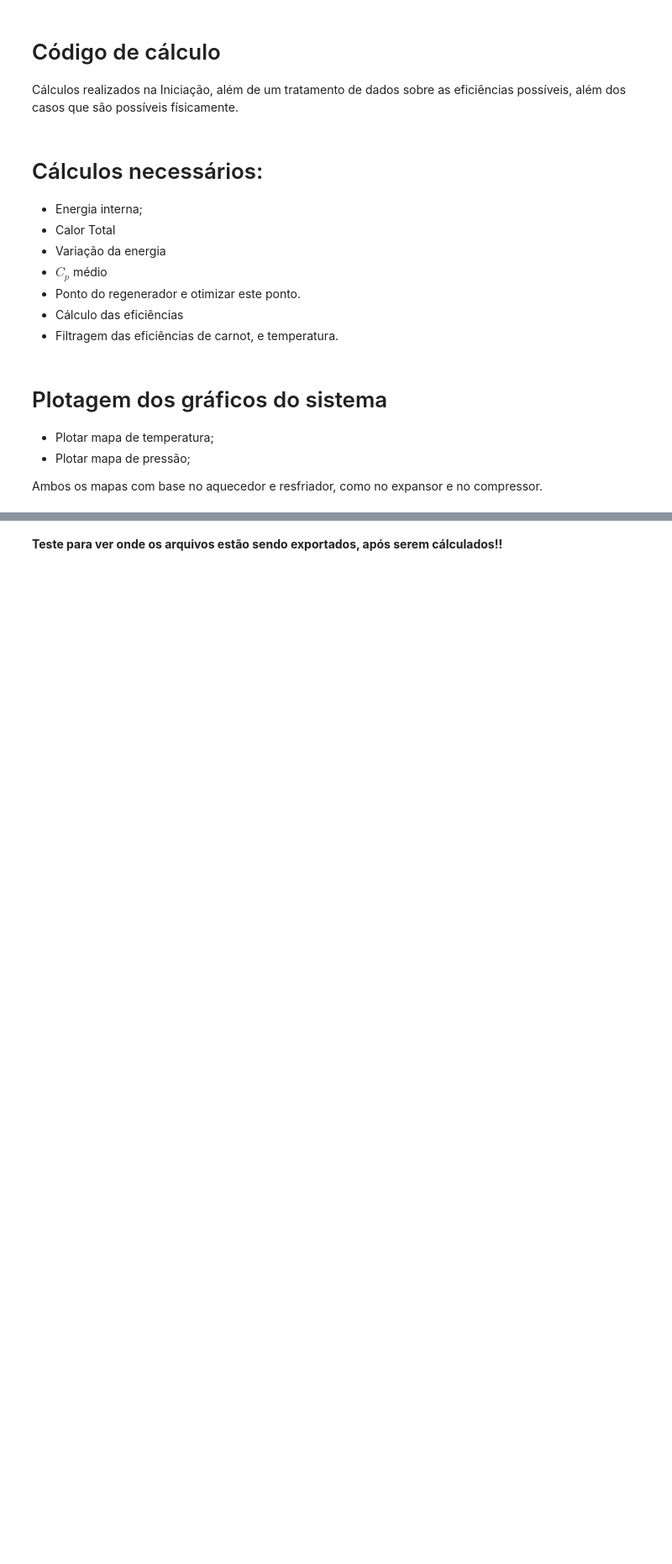
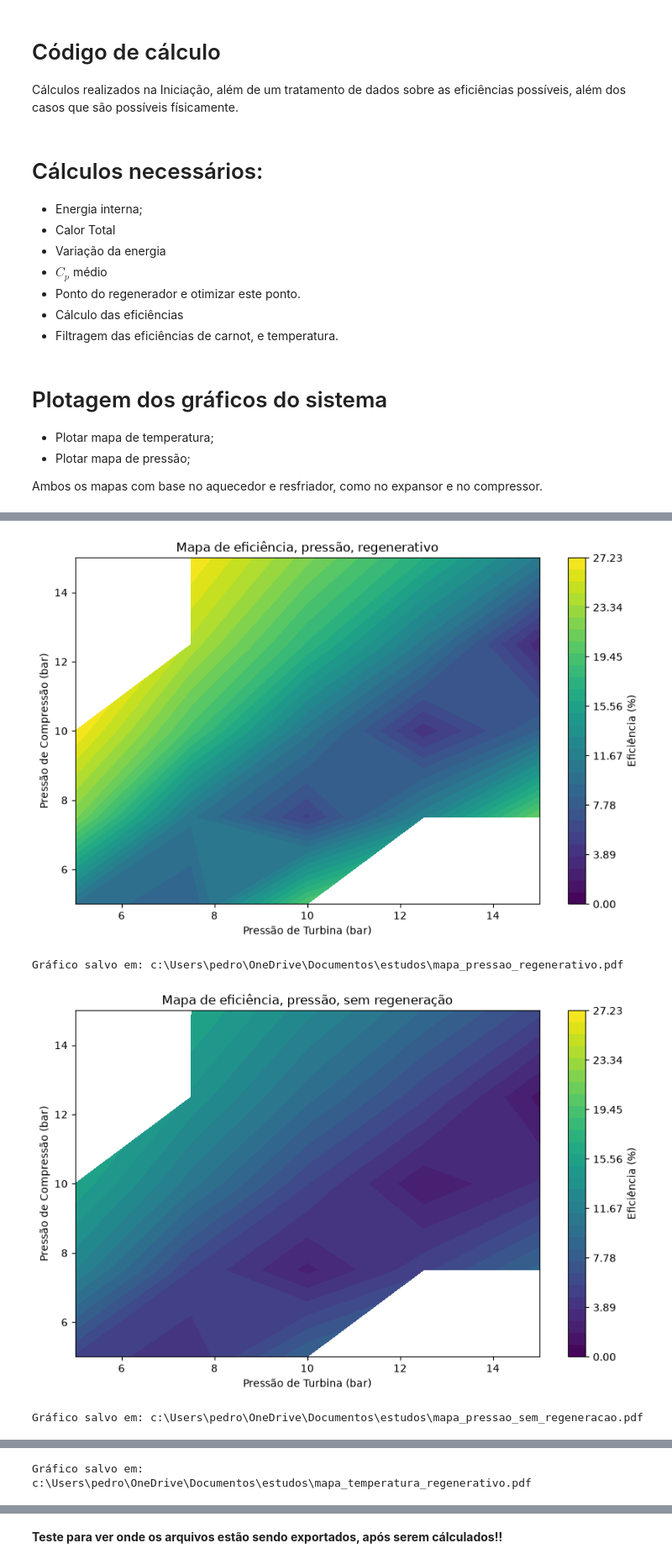
Before and after one commit to PedroVK/Iniciacao-Cientifica, a Jupyter notebook: calculos_ic.ipynb, the cells around one changed output, grey strips where cells are left out. Shown at 84% size. Drawn from its saved outputs; the diff is of its cells as text; code cells hidden in the pictures; blank space fills up the shorter version.

```diff
--- a/calculos_ic.ipynb
+++ b/calculos_ic.ipynb
@@ -121,16 +121,23 @@ def clc_eff(df):
 
 Ambos os mapas com base no aquecedor e resfriador, como no expansor e no compressor.
 # %%
-def plot_eff_maps(df, col_x, col_y, eff_col, xlabel, ylabel, title, output_name, save_pdf=False):
+def plot_eff_maps(df, col_x, col_y, eff_col, xlabel, ylabel, title, output_name, save_pdf=False, vmin=0, vmax=None, n_levels=30):
     df_pivot = df.pivot_table(index=col_y, columns=col_x, values=eff_col, aggfunc='mean')
     x_vals = df_pivot.columns.values
     y_vals = df_pivot.index.values
     Z = df_pivot.values
     Z = np.where(Z <= 0, np.nan, Z)
 
+    # Usa uma escala fixa (vmin/vmax) quando fornecida, para que todos os
+    # gráficos comparados usem a mesma faixa de cores/níveis.
+    if vmax is None:
+        vmax = np.nanmax(Z)
+
+    levels = np.linspace(vmin, vmax, n_levels)
+
     fig, ax = plt.subplots(figsize=(10, 6))
-    cp = ax.contourf(x_vals, y_vals, Z, levels=30, cmap='viridis')
-    fig.colorbar(cp, label='Eficiência (%)')
+    cp = ax.contourf(x_vals, y_vals, Z, levels=levels, cmap='viridis', vmin=vmin, vmax=vmax, extend='neither')
+    fig.colorbar(cp, label='Eficiência (%)', ticks=np.linspace(vmin, vmax, 8))
 
     ax.set_xlabel(xlabel)
     ax.set_ylabel(ylabel)
@@ -162,4 +187,13 @@ print(f'Arquivo {arquivo_saida} criado com todas as eficiências.')
 # %%
+# Escala comum para todos os mapas: calcula o máximo global de eficiência
+# entre Ef_regen e Ef_sregen para que todos os gráficos (pressão e temperatura)
+# usem a mesma escala de cores/legenda, evitando que um gráfico pareça
+# limitado a 11% quando o máximo real do conjunto é ~28%.
+eff_max_global = np.nanmax([
+    df_filtrado['Ef_regen'].max(),
+    df_filtrado['Ef_sregen'].max()
+])
+
 plot_eff_maps(
     df=df_filtrado,
     col_x='Pturb',
@@ -169,38 +203,51 @@ plot_eff_maps(
     ylabel='Pressão de Compressão (bar)',
     title='Mapa de eficiência, pressão, regenerativo',
     output_name='mapa_pressao_regenerativo.pdf',
-    save_pdf=True
+    save_pdf=True,
+    vmin=0,
+    vmax=eff_max_global
 )
 plot_eff_maps(
     df=df_filtrado,
     col_x='Pturb',
     col_y='Pcomp',
     eff_col='Ef_sregen',
     xlabel='Pressão de Turbina (bar)',
     ylabel='Pressão de Compressão (bar)',
     title='Mapa de eficiência, pressão, sem regeneração',
     output_name='mapa_pressao_sem_regeneracao.pdf',
-    save_pdf=True
+    save_pdf=True,
+    vmin=0,
+    vmax=eff_max_global
 )
 plot_eff_maps(
     df=df_filtrado,
     col_x='T3B',
     col_y='T1B',
     eff_col='Ef_regen',
     xlabel='Temperatura Quente (K)',
     ylabel='Temperatura Frio (K)',
     title='Mapa de eficiência, temperatura, regenerativo',
     output_name='mapa_temperatura_regenerativo.pdf',
-    save_pdf=True
+    save_pdf=True,
+    vmin=0,
+    vmax=eff_max_global
 )
 plot_eff_maps(
     df=df_filtrado,
     col_x='T3B',
     col_y='T1B',
     eff_col='Ef_sregen',
     xlabel='Temperatura Quente (K)',
     ylabel='Temperatura Frio (K)',
     title='Mapa de eficiência, temperatura, sem regeneração',
     output_name='mapa_temperatura_sem_regeneracao.pdf',
-    save_pdf=True
+    save_pdf=True,
+    vmin=0,
+    vmax=eff_max_global
 )
+# %% [output]
+[figure, added]
+Gráfico salvo em: c:\Users\pedro\OneDrive\Documentos\estudos\mapa_pressao_regenerativo.pdf
+[figure, added]
+Gráfico salvo em: c:\Users\pedro\OneDrive\Documentos\estudos\mapa_pressao_sem_regeneracao.pdf
@@ -206,0 +255 @@ plot_eff_maps(
+Gráfico salvo em: c:\Users\pedro\OneDrive\Documentos\estudos\mapa_temperatura_regenerativo.pdf
```
Also changed, not shown: parts of 3 cells of this notebook.
